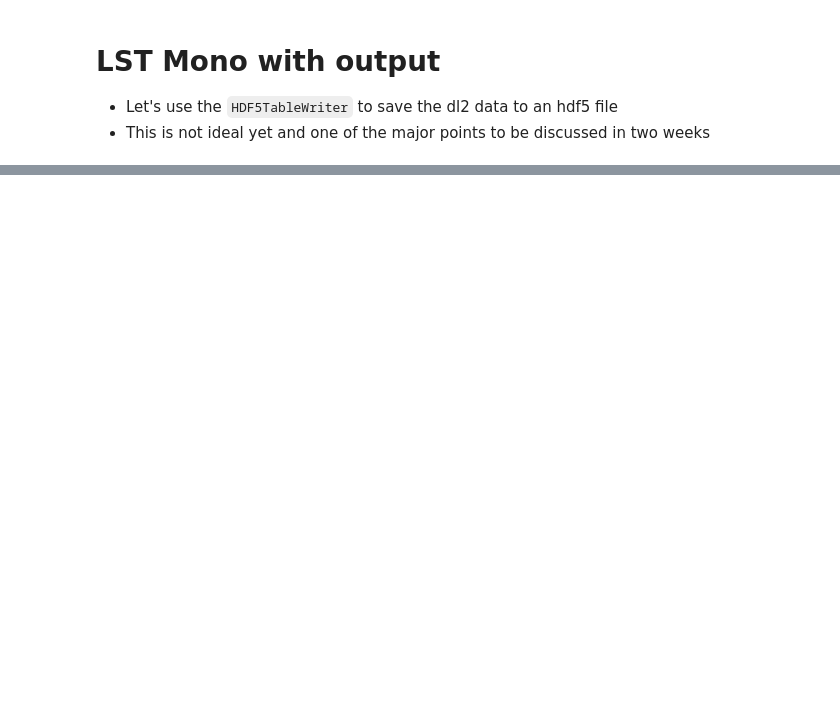
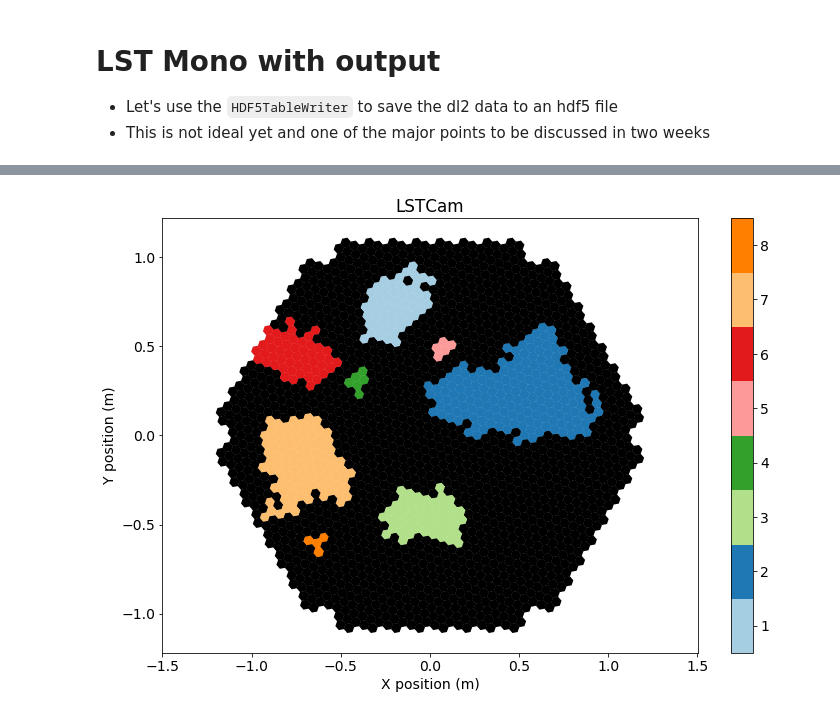
Before and after one commit to cta-observatory/ctapipe, a Jupyter notebook: examples/notebooks/2018_lst_analysis_bootcamp.ipynb, the cells around one changed output, grey strips where cells are left out. Drawn from its saved outputs; the diff is of its cells as text; code cells hidden in the pictures; blank space fills up the shorter version.

Commit message:
Add section about implementing new features / python

```diff
--- a/examples/notebooks/2018_lst_analysis_bootcamp.ipynb
+++ b/examples/notebooks/2018_lst_analysis_bootcamp.ipynb
@@ -393,0 +629,16 @@ None
+# %%
+n_islands, island_ids = num_islands_python(camera, clean)
+# %%
+from matplotlib.colors import ListedColormap
+
+cmap = plt.get_cmap('Paired')
+cmap = ListedColormap(cmap.colors[:n_islands])
+cmap.set_under('k')
+
+disp = CameraDisplay(camera)
+disp.image = island_ids
+disp.cmap = cmap
+disp.set_limits_minmax(0.5, n_islands + 0.5)
+disp.add_colorbar()
+# %% [output]
+[figure, added]
```
Also changed, not shown: parts of 36 cells of this notebook.
